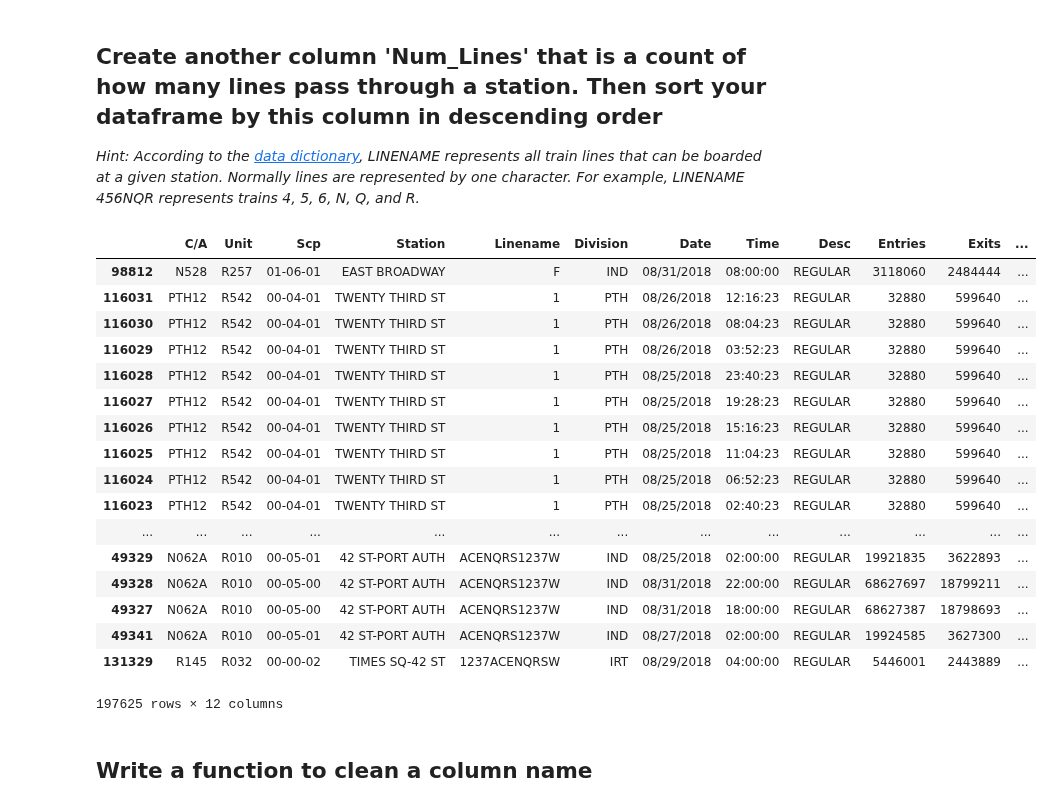
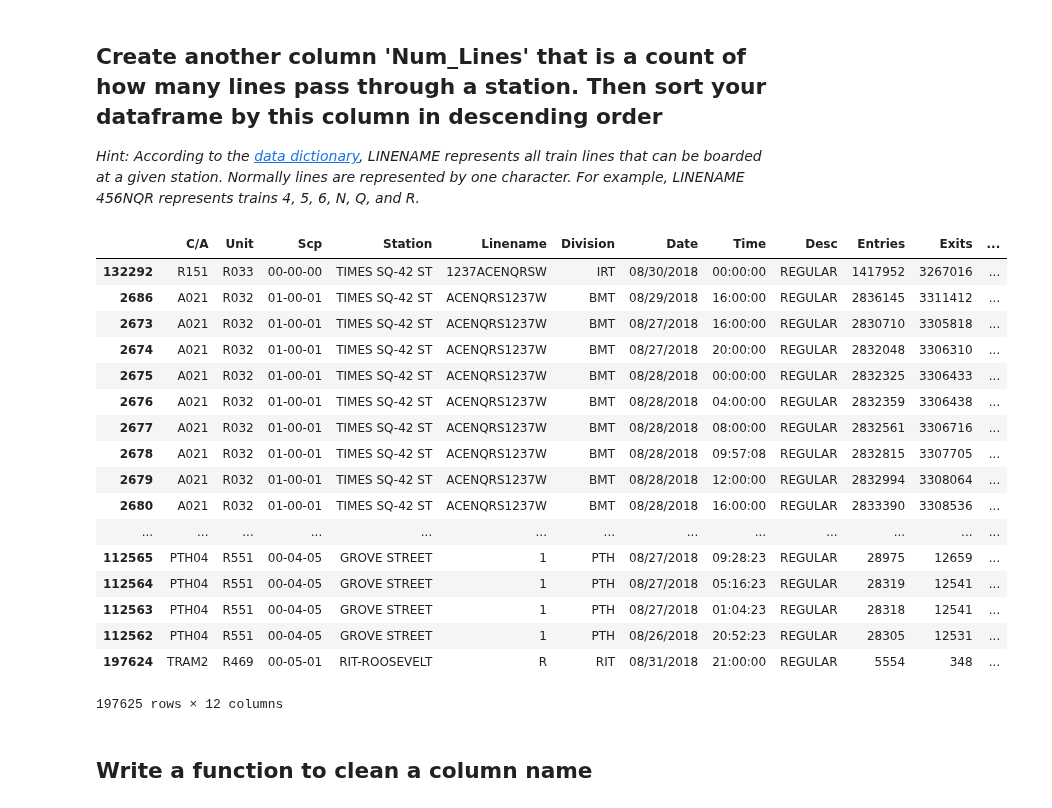
Before and after one commit to Rsaphra/dsc-pandas-series-and-dataframes-lab-nyc-ds-071519, a Jupyter notebook: index.ipynb, the cells around one changed output. Drawn from its saved outputs; the diff is of its cells as text; code cells hidden in the pictures.

```diff
--- a/index.ipynb
+++ b/index.ipynb
@@ -106,27 +106,27 @@ df.set_index('C/A')
 # %%
 def count_lines(text):
     return len(text)
 
 df['Num_Lines'] = df.Linename.map(count_lines)
-df.sort_values('Num_Lines', )
+df.sort_values('Num_Lines', ascending=False)
 # %% [output]
 |  | C/A | Unit | Scp | Station | Linename | Division | Date | Time | Desc | Entries | Exits | ... |
-| 98812 | N528 | R257 | 01-06-01 | EAST BROADWAY | F | IND | 08/31/2018 | 08:00:00 | REGULAR | 3118060 | 2484444 | ... |
-| 116031 | PTH12 | R542 | 00-04-01 | TWENTY THIRD ST | 1 | PTH | 08/26/2018 | 12:16:23 | REGULAR | 32880 | 599640 | ... |
-| 116030 | PTH12 | R542 | 00-04-01 | TWENTY THIRD ST | 1 | PTH | 08/26/2018 | 08:04:23 | REGULAR | 32880 | 599640 | ... |
-| 116029 | PTH12 | R542 | 00-04-01 | TWENTY THIRD ST | 1 | PTH | 08/26/2018 | 03:52:23 | REGULAR | 32880 | 599640 | ... |
-| 116028 | PTH12 | R542 | 00-04-01 | TWENTY THIRD ST | 1 | PTH | 08/25/2018 | 23:40:23 | REGULAR | 32880 | 599640 | ... |
-| 116027 | PTH12 | R542 | 00-04-01 | TWENTY THIRD ST | 1 | PTH | 08/25/2018 | 19:28:23 | REGULAR | 32880 | 599640 | ... |
-| 116026 | PTH12 | R542 | 00-04-01 | TWENTY THIRD ST | 1 | PTH | 08/25/2018 | 15:16:23 | REGULAR | 32880 | 599640 | ... |
-| 116025 | PTH12 | R542 | 00-04-01 | TWENTY THIRD ST | 1 | PTH | 08/25/2018 | 11:04:23 | REGULAR | 32880 | 599640 | ... |
-| 116024 | PTH12 | R542 | 00-04-01 | TWENTY THIRD ST | 1 | PTH | 08/25/2018 | 06:52:23 | REGULAR | 32880 | 599640 | ... |
-| 116023 | PTH12 | R542 | 00-04-01 | TWENTY THIRD ST | 1 | PTH | 08/25/2018 | 02:40:23 | REGULAR | 32880 | 599640 | ... |
+| 132292 | R151 | R033 | 00-00-00 | TIMES SQ-42 ST | 1237ACENQRSW | IRT | 08/30/2018 | 00:00:00 | REGULAR | 1417952 | 3267016 | ... |
+| 2686 | A021 | R032 | 01-00-01 | TIMES SQ-42 ST | ACENQRS1237W | BMT | 08/29/2018 | 16:00:00 | REGULAR | 2836145 | 3311412 | ... |
+| 2673 | A021 | R032 | 01-00-01 | TIMES SQ-42 ST | ACENQRS1237W | BMT | 08/27/2018 | 16:00:00 | REGULAR | 2830710 | 3305818 | ... |
+| 2674 | A021 | R032 | 01-00-01 | TIMES SQ-42 ST | ACENQRS1237W | BMT | 08/27/2018 | 20:00:00 | REGULAR | 2832048 | 3306310 | ... |
+| 2675 | A021 | R032 | 01-00-01 | TIMES SQ-42 ST | ACENQRS1237W | BMT | 08/28/2018 | 00:00:00 | REGULAR | 2832325 | 3306433 | ... |
+| 2676 | A021 | R032 | 01-00-01 | TIMES SQ-42 ST | ACENQRS1237W | BMT | 08/28/2018 | 04:00:00 | REGULAR | 2832359 | 3306438 | ... |
+| 2677 | A021 | R032 | 01-00-01 | TIMES SQ-42 ST | ACENQRS1237W | BMT | 08/28/2018 | 08:00:00 | REGULAR | 2832561 | 3306716 | ... |
+| 2678 | A021 | R032 | 01-00-01 | TIMES SQ-42 ST | ACENQRS1237W | BMT | 08/28/2018 | 09:57:08 | REGULAR | 2832815 | 3307705 | ... |
+| 2679 | A021 | R032 | 01-00-01 | TIMES SQ-42 ST | ACENQRS1237W | BMT | 08/28/2018 | 12:00:00 | REGULAR | 2832994 | 3308064 | ... |
+| 2680 | A021 | R032 | 01-00-01 | TIMES SQ-42 ST | ACENQRS1237W | BMT | 08/28/2018 | 16:00:00 | REGULAR | 2833390 | 3308536 | ... |
 | ... | ... | ... | ... | ... | ... | ... | ... | ... | ... | ... | ... | ... |
-| 49329 | N062A | R010 | 00-05-01 | 42 ST-PORT AUTH | ACENQRS1237W | IND | 08/25/2018 | 02:00:00 | REGULAR | 19921835 | 3622893 | ... |
-| 49328 | N062A | R010 | 00-05-00 | 42 ST-PORT AUTH | ACENQRS1237W | IND | 08/31/2018 | 22:00:00 | REGULAR | 68627697 | 18799211 | ... |
-| 49327 | N062A | R010 | 00-05-00 | 42 ST-PORT AUTH | ACENQRS1237W | IND | 08/31/2018 | 18:00:00 | REGULAR | 68627387 | 18798693 | ... |
-| 49341 | N062A | R010 | 00-05-01 | 42 ST-PORT AUTH | ACENQRS1237W | IND | 08/27/2018 | 02:00:00 | REGULAR | 19924585 | 3627300 | ... |
-| 131329 | R145 | R032 | 00-00-02 | TIMES SQ-42 ST | 1237ACENQRSW | IRT | 08/29/2018 | 04:00:00 | REGULAR | 5446001 | 2443889 | ... |
+| 112565 | PTH04 | R551 | 00-04-05 | GROVE STREET | 1 | PTH | 08/27/2018 | 09:28:23 | REGULAR | 28975 | 12659 | ... |
+| 112564 | PTH04 | R551 | 00-04-05 | GROVE STREET | 1 | PTH | 08/27/2018 | 05:16:23 | REGULAR | 28319 | 12541 | ... |
+| 112563 | PTH04 | R551 | 00-04-05 | GROVE STREET | 1 | PTH | 08/27/2018 | 01:04:23 | REGULAR | 28318 | 12541 | ... |
+| 112562 | PTH04 | R551 | 00-04-05 | GROVE STREET | 1 | PTH | 08/26/2018 | 20:52:23 | REGULAR | 28305 | 12531 | ... |
+| 197624 | TRAM2 | R469 | 00-05-01 | RIT-ROOSEVELT | R | RIT | 08/31/2018 | 21:00:00 | REGULAR | 5554 | 348 | ... |
 197625 rows × 12 columns
 # %% [markdown]
 ## Write a function to clean a column name
```
